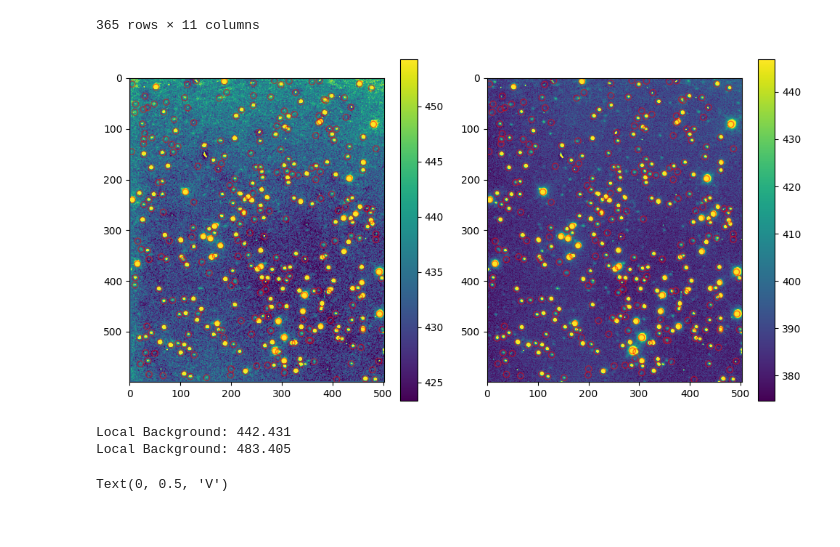
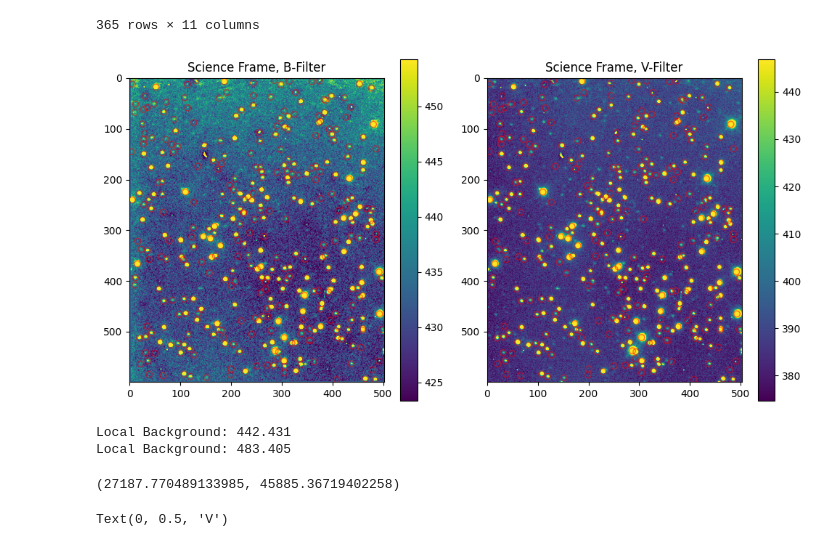
Before and after one commit to avi-patel1/ASTR257_2024, a Jupyter notebook: Project 2--HR Diagram/HR_Diagram.ipynb, the cells around one changed output. Cells and saved outputs as stored; diff of their text form; code cells hidden in the pictures.

```diff
--- a/Project 2--HR Diagram/HR_Diagram.ipynb
+++ b/Project 2--HR Diagram/HR_Diagram.ipynb
@@ -171,20 +171,23 @@ sourcesB_df
 # %%
 # positions = np.transpose((sources_df['xcentroid'], sources_df['ycentroid']))
 aperturesB = CircularAperture(positionsB, r=6)
 # aperturesV = CircularAperture(positionsV, r=6)
 
 fig, ax = plt.subplots(1,2,figsize=(10,5))
+
+ax[0].set_title("Science Frame, B-Filter")
 im1 = ax[0].imshow(res_B_reg[0],vmin=np.percentile(res_B_reg[0], 3), vmax=np.percentile(res_B_reg[0], 97))
 plt.colorbar(im1)
 
+ax[1].set_title("Science Frame, V-Filter")
 im2 = ax[1].imshow(res_V,vmin=np.percentile(res_V, 3), vmax=np.percentile(res_V, 97))
 plt.colorbar(im2)
 
 aperturesB.plot(ax=ax[0], color='red', lw=1, alpha=0.5);
 aperturesB.plot(ax=ax[1], color='red', lw=1, alpha=0.5);
 plt.tight_layout()
 # %% [output]
-[figure, old version]
+[figure, new version]
 # %%
 def aperture_photometry(data, x, y, r_star, r_in, r_out, verbose=False):
     """ Performs aperture photometry on point source
@@ -217 +218,5 @@ Local Background: 483.405
+# %%
+F_ref_B, F_ref_V
+# %% [output]
+(27187.770489133985, 45885.36719402258)
 # %%
```
Also changed, not shown: parts of 3 cells of this notebook, 1 other file.
